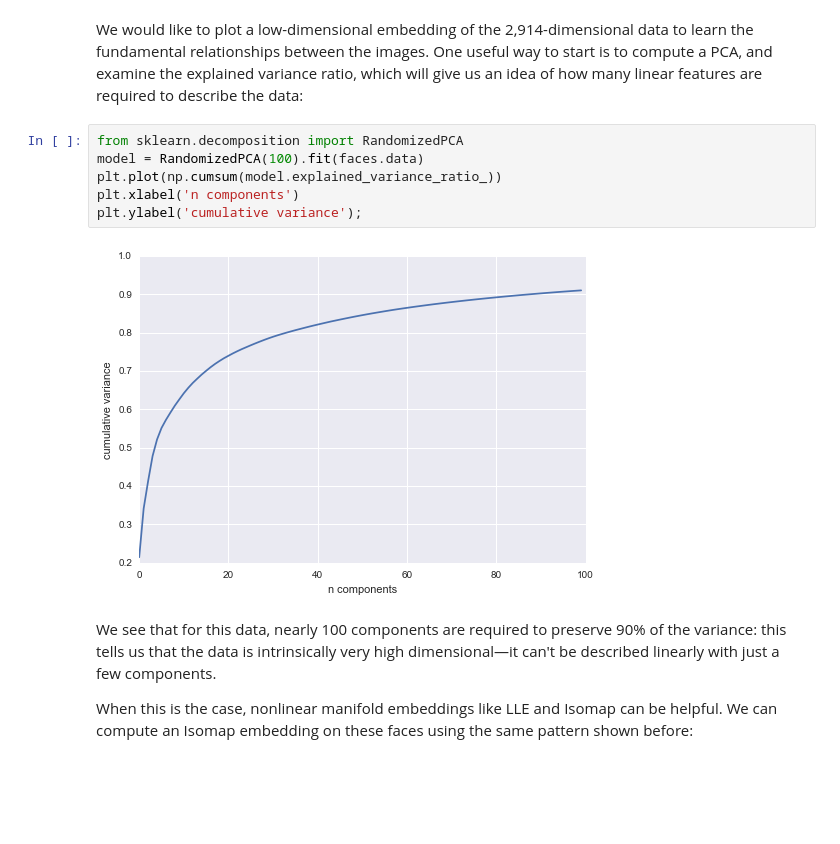
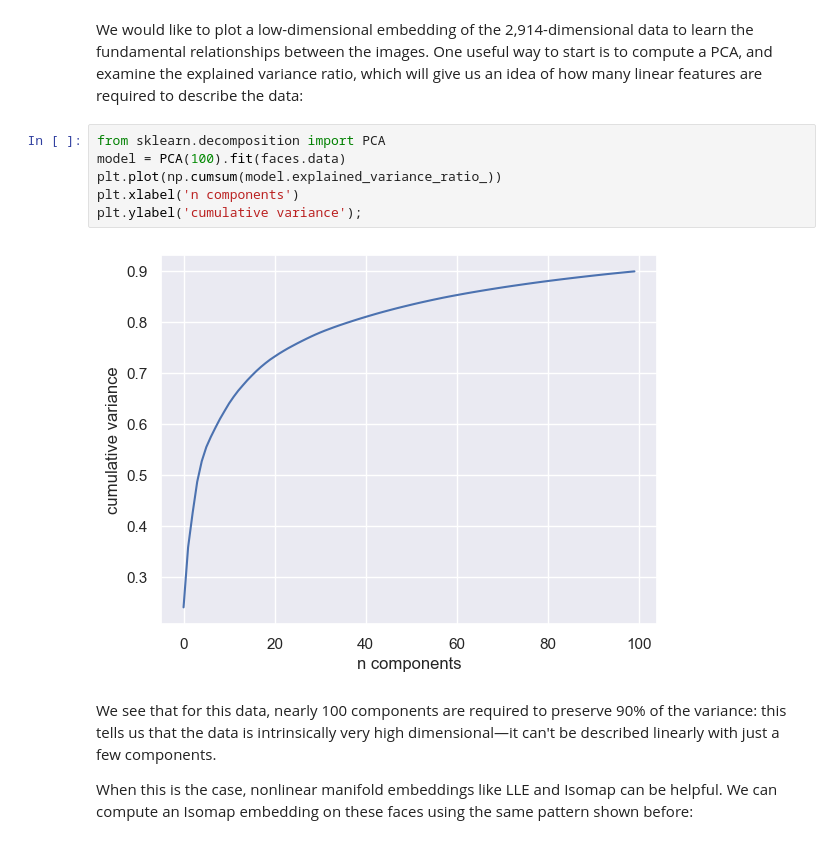
Before and after one commit to henryadams/geometry-of-data, a Jupyter notebook: 05.10-Manifold-Learning.ipynb, the cells around one changed output. Drawn from its saved outputs; the diff is of its cells as text; blank space fills up the shorter version.

```diff
--- a/05.10-Manifold-Learning.ipynb
+++ b/05.10-Manifold-Learning.ipynb
@@ -296,13 +296,13 @@ for i, axi in enumerate(ax.flat):
 We would like to plot a low-dimensional embedding of the 2,914-dimensional data to learn the fundamental relationships between the images.
 One useful way to start is to compute a PCA, and examine the explained variance ratio, which will give us an idea of how many linear features are required to describe the data:
 # %%
-from sklearn.decomposition import RandomizedPCA
-model = RandomizedPCA(100).fit(faces.data)
+from sklearn.decomposition import PCA
+model = PCA(100).fit(faces.data)
 plt.plot(np.cumsum(model.explained_variance_ratio_))
 plt.xlabel('n components')
 plt.ylabel('cumulative variance');
 # %% [output]
-[figure, old version]
+[figure, new version]
 # %% [markdown]
 We see that for this data, nearly 100 components are required to preserve 90% of the variance: this tells us that the data is intrinsically very high dimensional—it can't be described linearly with just a few components.
 
```
Also changed, not shown: parts of 20 cells of this notebook, 1 other file.
